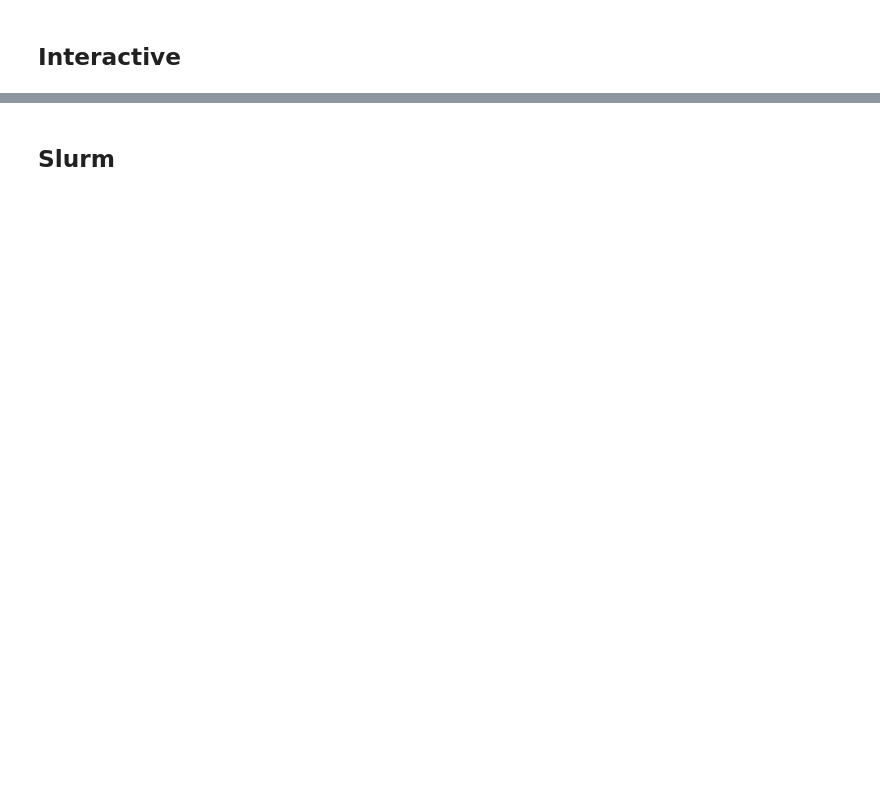
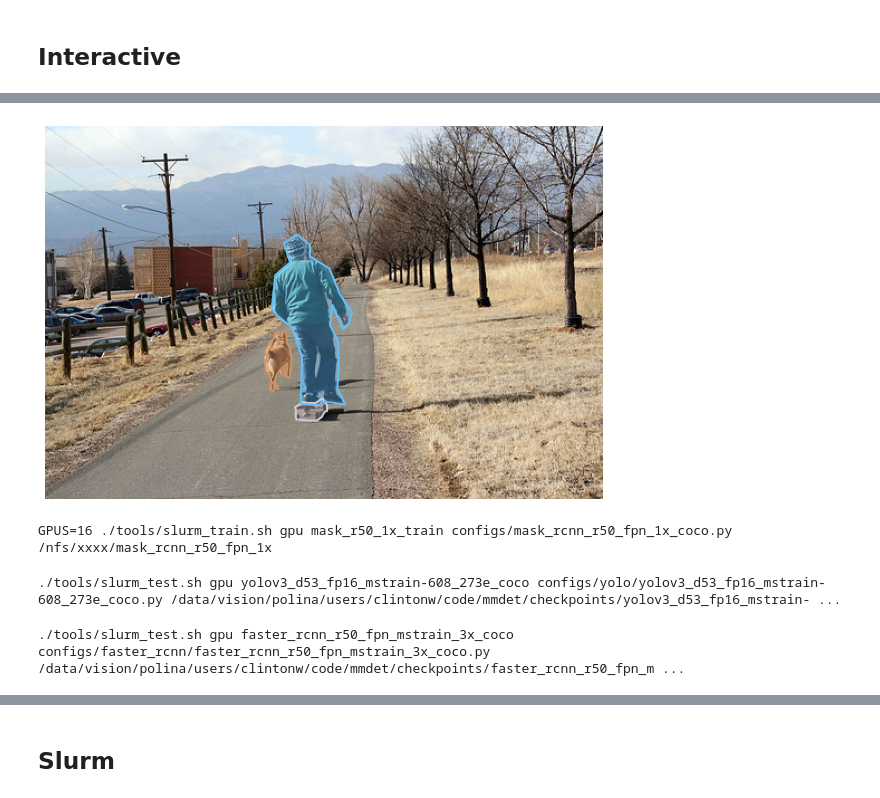
Before and after one commit to clintonjwang/sprelnet, a Jupyter notebook: scratchpad.ipynb, the cells around one changed output, grey strips where cells are left out. Cells and saved outputs as stored; diff of their text form; code cells hidden in the pictures; blank space fills up the shorter version.

```diff
--- a/scratchpad.ipynb
+++ b/scratchpad.ipynb
@@ -42,0 +153,8 @@ importlib.reload(visualize)
+# %%
+# load and display instance annotations
+plt.imshow(I); plt.axis('off')
+annIds = coco.getAnnIds(imgIds=img['id'], catIds=catIds, iscrowd=None)
+anns = coco.loadAnns(annIds)
+coco.showAnns(anns)
+# %% [output]
+[figure, added]
@@ -42,0 +164,28 @@ importlib.reload(visualize)
+# %%
+job_name = "yolov3_d53_fp16_mstrain-608_273e_coco"
+model_type = "yolo"
+cfg = f"configs/{model_type}/{job_name}.py"
+work_dir = f"/data/vision/polina/scratch/{job_name}"
+print(f"./tools/slurm_train.sh gpu {job_name} {cfg} {work_dir}")
+# %% [output]
+GPUS=16 ./tools/slurm_train.sh gpu mask_r50_1x_train configs/mask_rcnn_r50_fpn_1x_coco.py /nfs/xxxx/mask_rcnn_r50_fpn_1x
+# %%
+model_type = "yolo"
+job_name = "yolov3_d53_fp16_mstrain-608_273e_coco"
+chckpoint = f"{code_dir}/mmdet/checkpoints/yolov3_d53_fp16_mstrain-608_273e_coco_20210517_213542-4bc34944.pth"
+
+cfg = f"configs/{model_type}/{job_name}.py"
+res_path = f"results/{job_name}.pkl"
+print(f"./tools/slurm_test.sh gpu {job_name} {cfg} {chckpoint} --out {res_path}")
+# %% [output]
+./tools/slurm_test.sh gpu yolov3_d53_fp16_mstrain-608_273e_coco configs/yolo/yolov3_d53_fp16_mstrain-608_273e_coco.py /data/vision/polina/users/clintonw/code/mmdet/checkpoints/yolov3_d53_fp16_mstrain- ...
+# %%
+model_type = "faster_rcnn"
+job_name = "faster_rcnn_r50_fpn_mstrain_3x_coco"
+chckpoint = f"{code_dir}/mmdet/checkpoints/faster_rcnn_r50_fpn_mstrain_3x_coco_20210524_110822-e10bd31c.pth"
+
+cfg = f"configs/{model_type}/{job_name}.py"
+res_path = f"results/{job_name}.pkl"
+print(f"./tools/slurm_test.sh gpu {job_name} {cfg} {chckpoint} --out {res_path}")
+# %% [output]
+./tools/slurm_test.sh gpu faster_rcnn_r50_fpn_mstrain_3x_coco configs/faster_rcnn/faster_rcnn_r50_fpn_mstrain_3x_coco.py /data/vision/polina/users/clintonw/code/mmdet/checkpoints/faster_rcnn_r50_fpn_m ...
```
Also changed, not shown: parts of 53 cells of this notebook, 17 other files.
